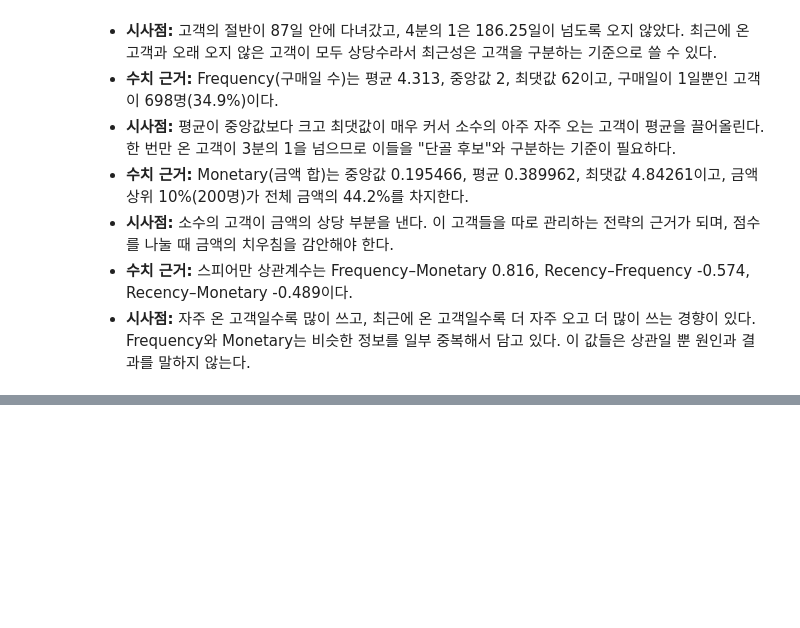
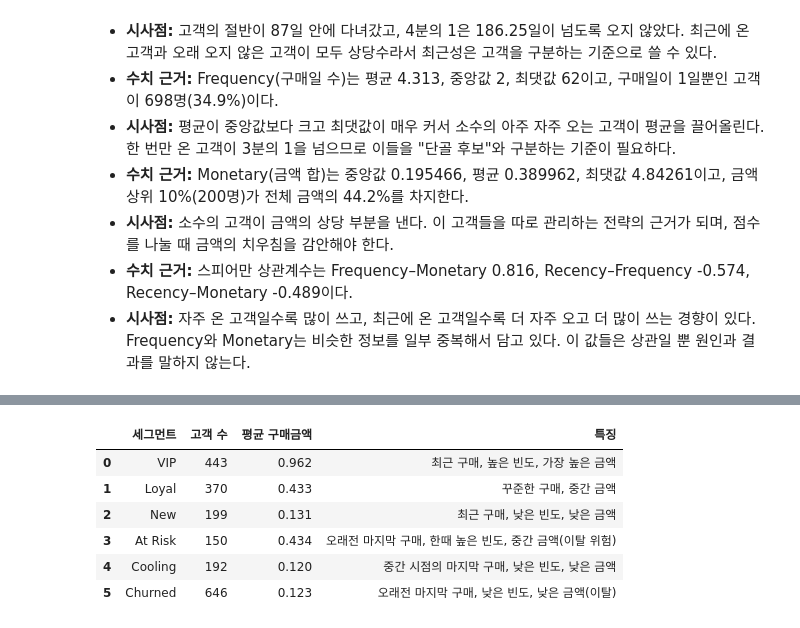
Before and after one commit to kimch0612/Codyssey_A1-1, a Jupyter notebook: notebooks/analysis_report.ipynb, the cells around one changed output, grey strips where cells are left out. Drawn from its saved outputs; the diff is of its cells as text; code cells hidden in the pictures; blank space fills up the shorter version.

```diff
--- a/notebooks/analysis_report.ipynb
+++ b/notebooks/analysis_report.ipynb
@@ -1209,0 +1325,22 @@ Frequency·Monetary 동일: True
+# %%
+# 과제 8장 예시 형식의 세그먼트 표: 세그먼트, 고객 수, 평균 구매금액, 특징
+traits = {
+    "VIP": "최근 구매, 높은 빈도, 가장 높은 금액",
+    "Loyal": "꾸준한 구매, 중간 금액",
+    "New": "최근 구매, 낮은 빈도, 낮은 금액",
+    "At Risk": "오래전 마지막 구매, 한때 높은 빈도, 중간 금액(이탈 위험)",
+    "Cooling": "중간 시점의 마지막 구매, 낮은 빈도, 낮은 금액",
+    "Churned": "오래전 마지막 구매, 낮은 빈도, 낮은 금액(이탈)",
+}
+report = pd.DataFrame({"세그먼트": summary["segment"], "고객 수": summary["customers"],
+                       "평균 구매금액": summary["avg_monetary"].round(3),
+                       "특징": summary["segment"].map(traits)})
+report
+# %% [output]
+|  | 세그먼트 | 고객 수 | 평균 구매금액 | 특징 |
+| 0 | VIP | 443 | 0.962 | 최근 구매, 높은 빈도, 가장 높은 금액 |
+| 1 | Loyal | 370 | 0.433 | 꾸준한 구매, 중간 금액 |
+| 2 | New | 199 | 0.131 | 최근 구매, 낮은 빈도, 낮은 금액 |
+| 3 | At Risk | 150 | 0.434 | 오래전 마지막 구매, 한때 높은 빈도, 중간 금액(이탈 위험) |
+| 4 | Cooling | 192 | 0.120 | 중간 시점의 마지막 구매, 낮은 빈도, 낮은 금액 |
+| 5 | Churned | 646 | 0.123 | 오래전 마지막 구매, 낮은 빈도, 낮은 금액(이탈) |
```
Also changed, not shown: parts of 9 cells of this notebook, 1 other file.
